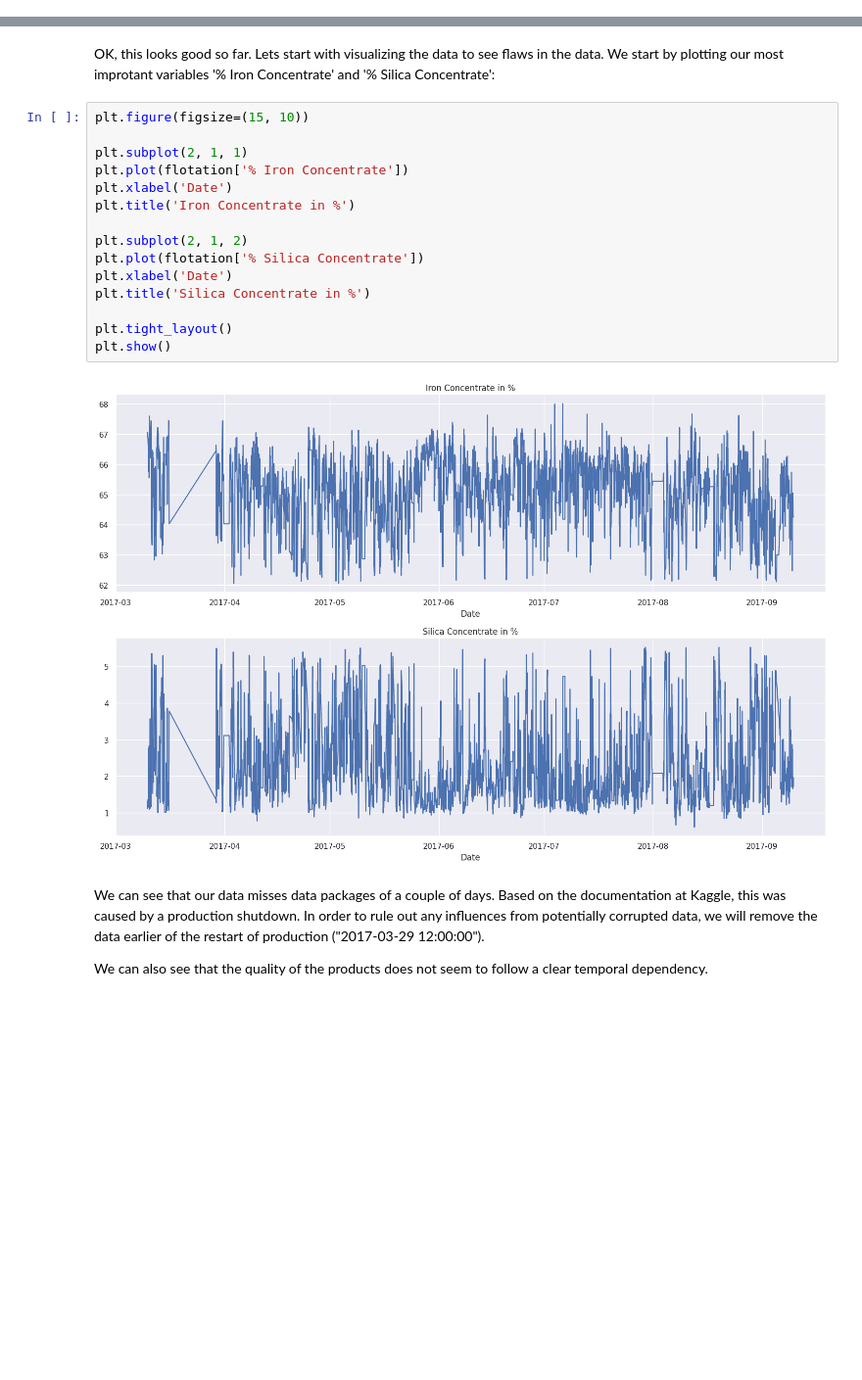
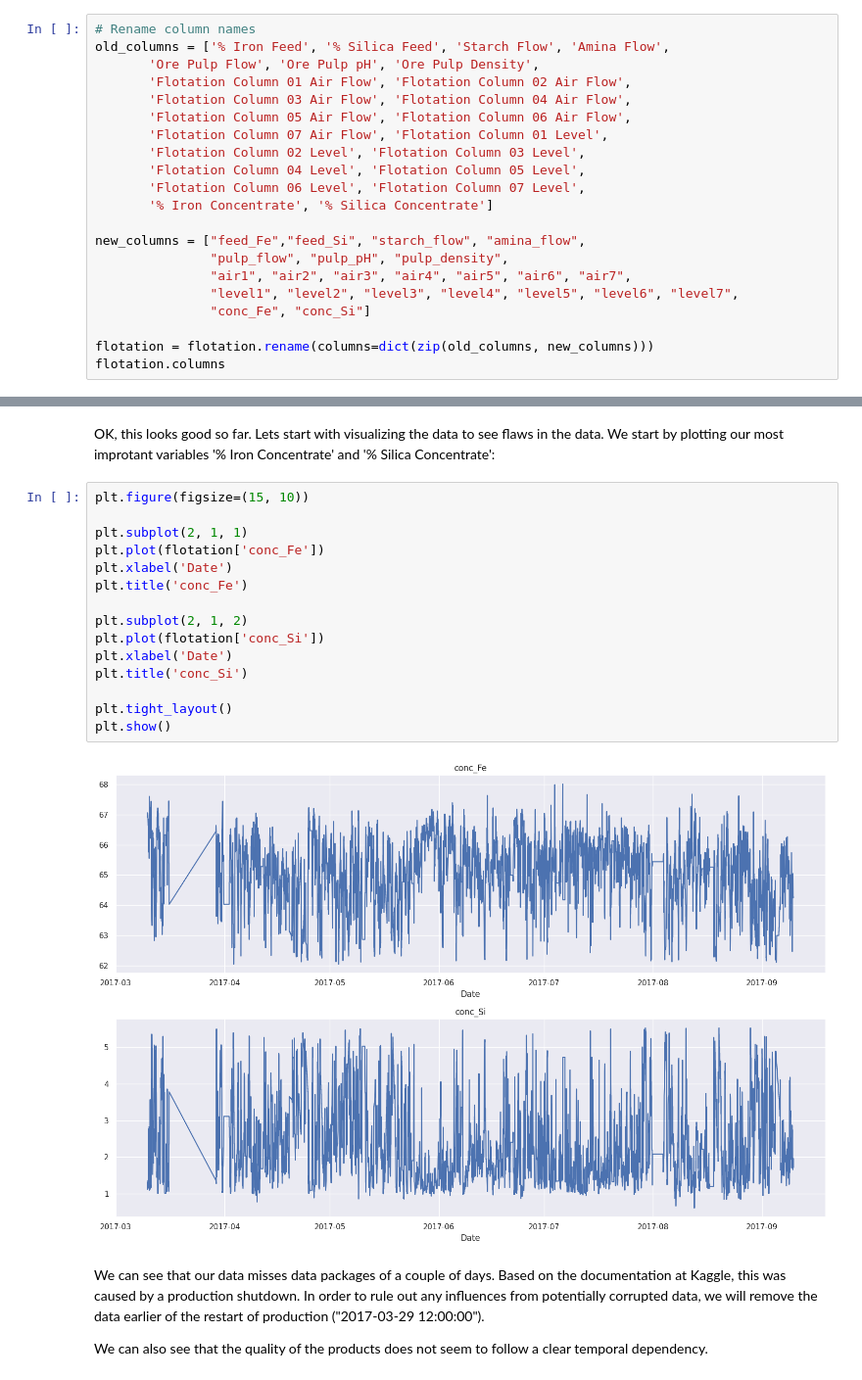
Before and after one commit to arifaygun/ML_Calisma_Notebooklari, a Jupyter notebook: AA_Graduate_Project_1Std.ipynb, the cells around one changed output, grey strips where cells are left out. Shown at 98% size. Drawn from its saved outputs; the diff is of its cells as text; blank space fills up the shorter version.

```diff
--- a/AA_Graduate_Project_1Std.ipynb
+++ b/AA_Graduate_Project_1Std.ipynb
@@ -122,0 +142,21 @@ flotation.head()
+# %%
+# Rename column names
+old_columns = ['% Iron Feed', '% Silica Feed', 'Starch Flow', 'Amina Flow',
+       'Ore Pulp Flow', 'Ore Pulp pH', 'Ore Pulp Density',
+       'Flotation Column 01 Air Flow', 'Flotation Column 02 Air Flow',
+       'Flotation Column 03 Air Flow', 'Flotation Column 04 Air Flow',
+       'Flotation Column 05 Air Flow', 'Flotation Column 06 Air Flow',
+       'Flotation Column 07 Air Flow', 'Flotation Column 01 Level',
+       'Flotation Column 02 Level', 'Flotation Column 03 Level',
+       'Flotation Column 04 Level', 'Flotation Column 05 Level',
+       'Flotation Column 06 Level', 'Flotation Column 07 Level',
+       '% Iron Concentrate', '% Silica Concentrate']
+
+new_columns = ["feed_Fe","feed_Si", "starch_flow", "amina_flow",
+               "pulp_flow", "pulp_pH", "pulp_density",
+               "air1", "air2", "air3", "air4", "air5", "air6", "air7",
+               "level1", "level2", "level3", "level4", "level5", "level6", "level7",
+               "conc_Fe", "conc_Si"]
+
+flotation = flotation.rename(columns=dict(zip(old_columns, new_columns)))
+flotation.columns
@@ -131,20 +177,20 @@ OK, this looks good so far. Lets start with visualizing the data to see flaws in
 # %%
 plt.figure(figsize=(15, 10))
 
 plt.subplot(2, 1, 1)
-plt.plot(flotation['% Iron Concentrate'])
+plt.plot(flotation['conc_Fe'])
 plt.xlabel('Date')
-plt.title('Iron Concentrate in %')
+plt.title('conc_Fe')
 
 plt.subplot(2, 1, 2)
-plt.plot(flotation['% Silica Concentrate'])
+plt.plot(flotation['conc_Si'])
 plt.xlabel('Date')
-plt.title('Silica Concentrate in %')
+plt.title('conc_Si')
 
 plt.tight_layout()
 plt.show()
 # %% [output]
-[figure, old version]
+[figure, new version]
 # %% [markdown]
 We can see that our data misses data packages of a couple of days. Based on the documentation at Kaggle, this was caused by a production shutdown. In order to rule out any influences from potentially corrupted data, we will remove the data earlier of the restart of production ("2017-03-29 12:00:00").
 
```
Also changed, not shown: parts of 17 cells of this notebook.
